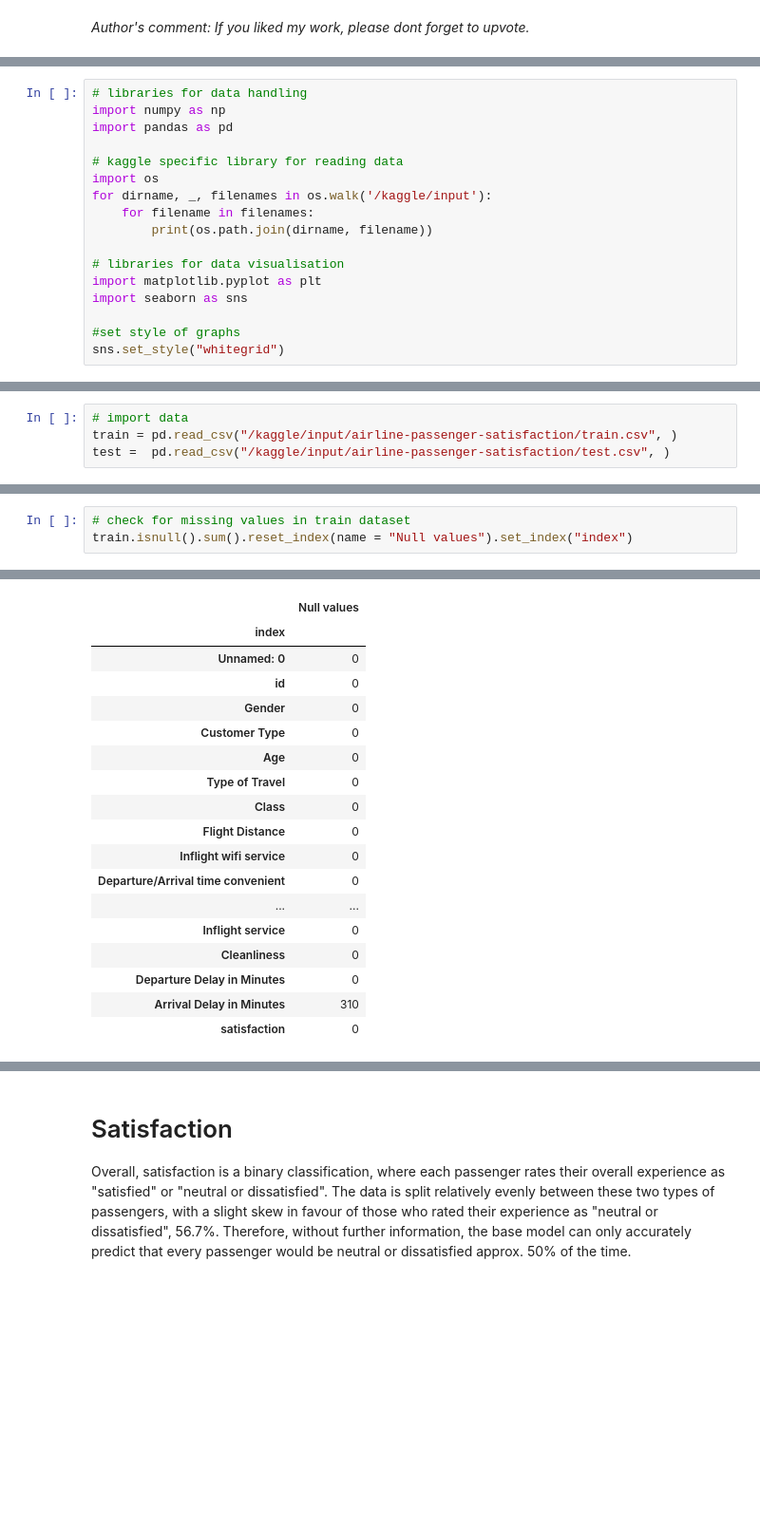
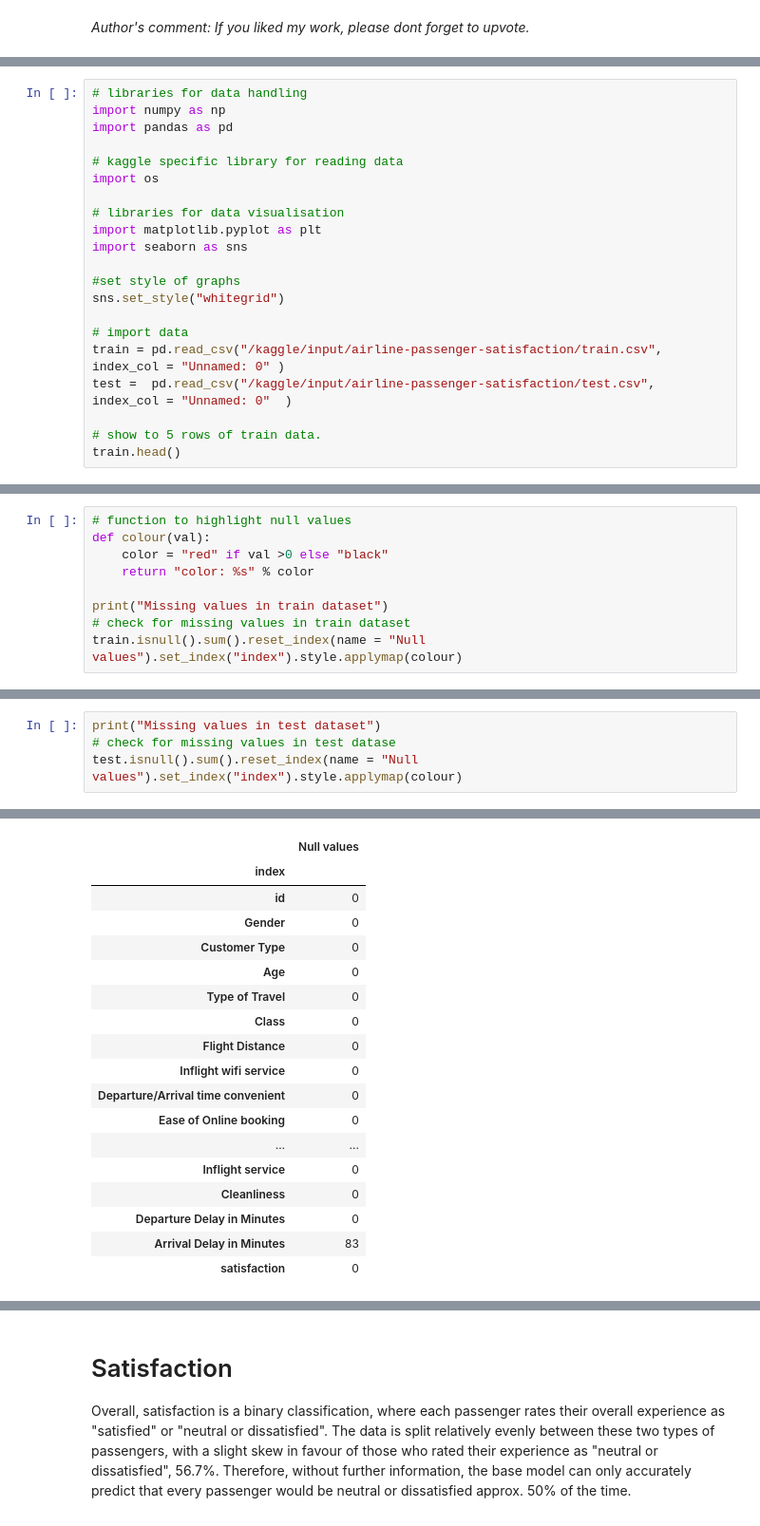
Before and after one commit to Lostinworlds/AirlinePassengerSatisfaction, a Jupyter notebook: eda-data-viz-airline-passenger-satisfaction.ipynb, the cells around one changed output, grey strips where cells are left out. Shown at 95% size. Cells and saved outputs as stored; diff of their text form; blank space fills up the shorter version.

```diff
--- a/eda-data-viz-airline-passenger-satisfaction.ipynb
+++ b/eda-data-viz-airline-passenger-satisfaction.ipynb
@@ -16,9 +23,6 @@ import pandas as pd
 
 # kaggle specific library for reading data
 import os
-for dirname, _, filenames in os.walk('/kaggle/input'):
-    for filename in filenames:
-        print(os.path.join(dirname, filename))
 
 # libraries for data visualisation
 import matplotlib.pyplot as plt
@@ -26,4 +30,11 @@ import seaborn as sns
 
 #set style of graphs
 sns.set_style("whitegrid")
+
+# import data
+train = pd.read_csv("/kaggle/input/airline-passenger-satisfaction/train.csv", index_col = "Unnamed: 0" )
+test =  pd.read_csv("/kaggle/input/airline-passenger-satisfaction/test.csv", index_col = "Unnamed: 0"  )
+
+# show to 5 rows of train data.
+train.head()
 # %% [output]
@@ -39,4 +47,0 @@ In this specific part of the project, each variable will be examined in turn to
-# %%
-# import data
-train = pd.read_csv("/kaggle/input/airline-passenger-satisfaction/train.csv", )
-test =  pd.read_csv("/kaggle/input/airline-passenger-satisfaction/test.csv", )
@@ -87 +82,10 @@ dtypes: float64(1), int64(19), object(5)
 memory usage: 19.8+ MB
+# %%
+# function to highlight null values
+def colour(val):
+    color = "red" if val >0 else "black"
+    return "color: %s" % color
+
+print("Missing values in train dataset")
+# check for missing values in train dataset
+train.isnull().sum().reset_index(name = "Null values").set_index("index").style.applymap(colour)
@@ -88,4 +112,5 @@ memory usage: 19.8+ MB
 # %%
-# check for missing values in train dataset
-train.isnull().sum().reset_index(name = "Null values").set_index("index")
+print("Missing values in test dataset")
+# check for missing values in test datase
+test.isnull().sum().reset_index(name = "Null values").set_index("index").style.applymap(colour)
 # %% [output]
@@ -92,6 +118,5 @@ train.isnull().sum().reset_index(name = "Null values").set_index("index")
 |  | Null values |
 | index |  |
-| Unnamed: 0 | 0 |
 | id | 0 |
 | Gender | 0 |
 | Customer Type | 0 |
@@ -101,9 +126,10 @@ train.isnull().sum().reset_index(name = "Null values").set_index("index")
 | Flight Distance | 0 |
 | Inflight wifi service | 0 |
 | Departure/Arrival time convenient | 0 |
+| Ease of Online booking | 0 |
 | ... | ... |
 | Inflight service | 0 |
 | Cleanliness | 0 |
 | Departure Delay in Minutes | 0 |
-| Arrival Delay in Minutes | 310 |
+| Arrival Delay in Minutes | 83 |
 | satisfaction | 0 |
```
Also changed, not shown: parts of 48 cells of this notebook.
